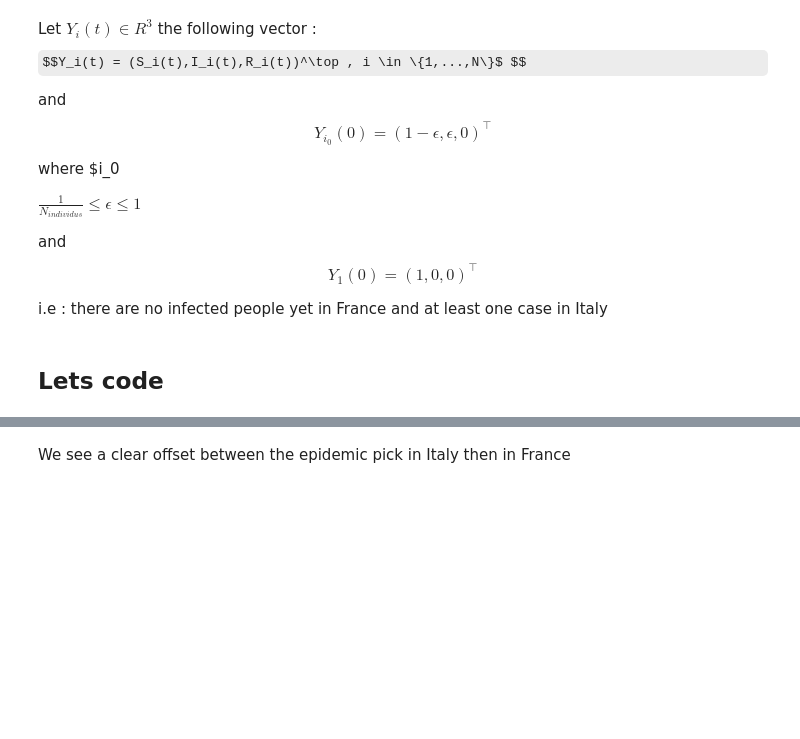
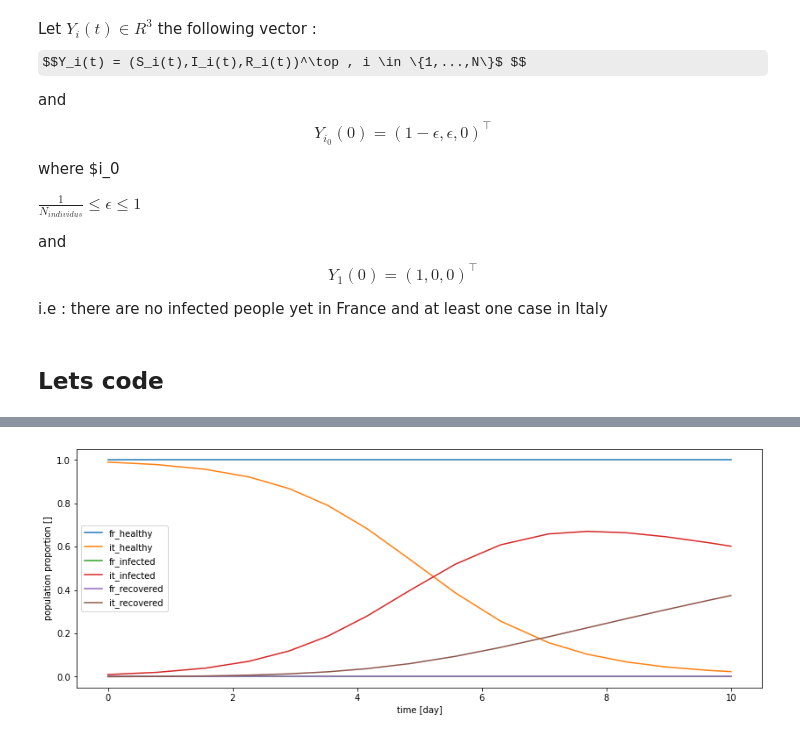
Before and after one commit to samsja/corona_simu_and_vizu, a Jupyter notebook: notebook/SIR_cross_N_city_or_country_class.ipynb, the cells around one changed output, grey strips where cells are left out. Drawn from its saved outputs; the diff is of its cells as text; code cells hidden in the pictures; some formulas as TeX source; blank space fills up the shorter version.

```diff
--- a/notebook/SIR_cross_N_city_or_country_class.ipynb
+++ b/notebook/SIR_cross_N_city_or_country_class.ipynb
@@ -114,2 +70,59 @@ e.simulate()
-# %% [markdown]
-We see a clear offset between the epidemic pick in Italy then in France
+# %%
+import itertools
+class cross_SIR(base_sri_model):
+    labels=["healthy","infected","recovered"]
+    countries = ["fr","it"] #countries or cities
+    # cross labels will be generate at class creation
+    a = 10
+    beta=1
+    U = beta*np.eye(len(countries))
+
+    epsilon = 1e-2
+    y0_infected = np.array([1-epsilon,epsilon,0])
+    y0_not_infected = np.array([1,0,0])
+    index_countries_infected = np.array([countries.index("it")])
+
+    def __init__(self,delimiter="_"):
+        super().__init__()
+        if not(self.U.shape == (len(self.countries),len(self.countries))) :
+               raise ValueError(f" U matrix has not the right shape: {self.U.shape} for {len(self.countries)} countries ")
+
+
+        if not( (len(self.labels),) == self.y0_infected.shape ) :
+            raise ValueError(f" the y0 per countrie vector {self.y0_infected} does not match the number of labels {len(self.labels)}  ")
+
+        self.true_labels = [label for label in self.labels] #original labels value
+        self.labels= [ f"{country}{delimiter}{label}" for label,country in itertools.product(self.labels,self.countries)]
+
+
+        self.y0 = np.repeat(1,len(self.true_labels))
+
+        self.y0 = np.array([])
+        for x in self.y0_not_infected:
+            class_x = np.repeat(x,len(self.countries))
+            self.y0 = np.append(self.y0,class_x)
+
+        for k,x in enumerate(self.y0_infected):
+            for i in self.index_countries_infected:
+                self.y0[k*len(self.countries)+i] = x
+
+
+
+    def edp_model(self,t,y):
+        S = np.array(y[0:len(self.countries)], copy=False)
+        I = np.array(y[len(self.countries):2*len(self.countries)], copy=False)
+        R = np.array(y[2*len(self.countries):3*len(self.countries)], copy=False)
+
+        S = -S*(self.U@I)
+        R = I/self.a
+        I = -S - R
+
+        dydt = np.append(S,I)
+        dydt = np.append(dydt,R)
+        return dydt
+
+
+e = cross_SIR()
+e._compute()
+# %% [output]
+[figure, added]
```
Also changed, not shown: parts of 1 cell of this notebook.
